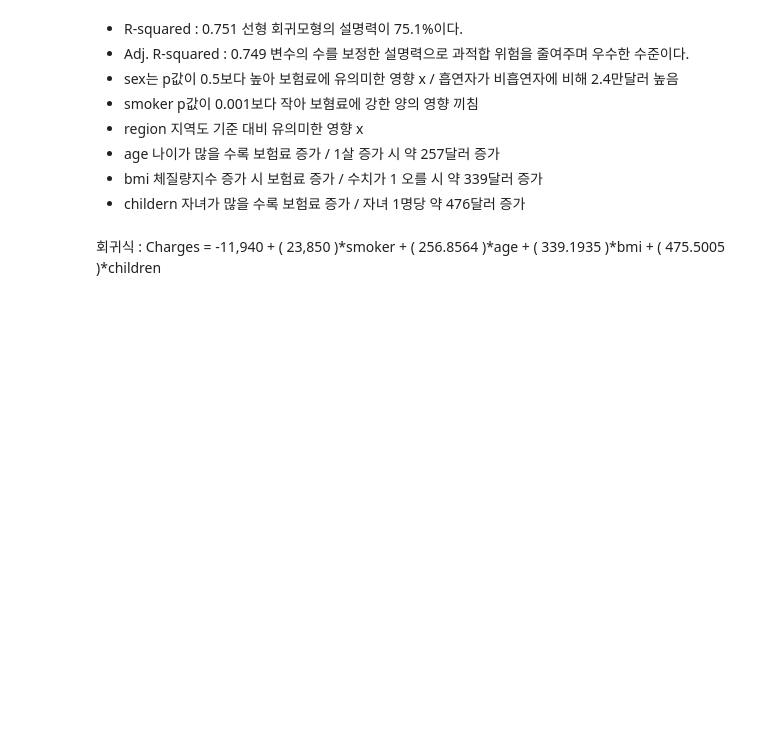
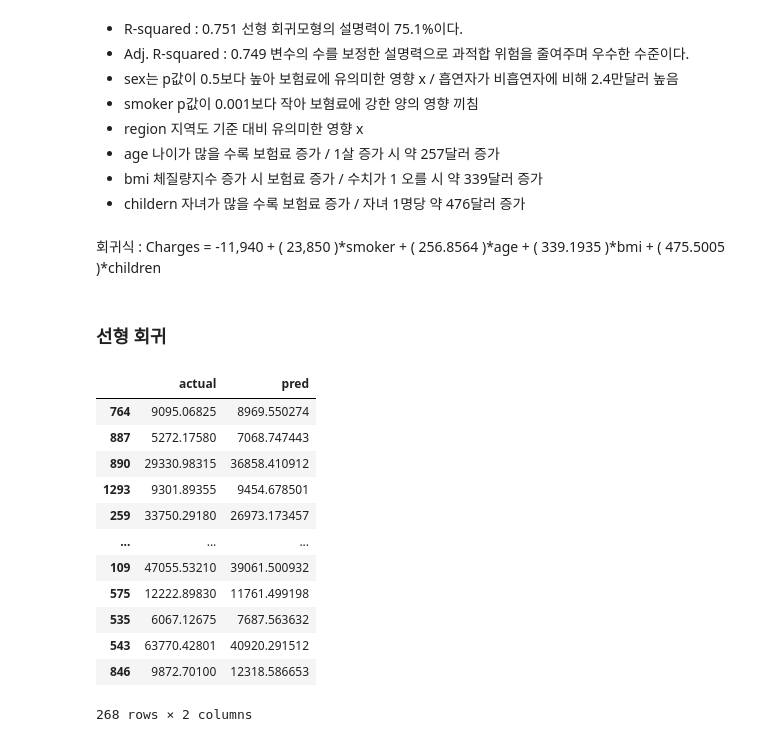
Before and after one commit to eungjimukji/py_education, a Jupyter notebook: 의료보험데이터.ipynb, the cells around one changed output. Cells and saved outputs as stored; diff of their text form; code cells hidden in the pictures; blank space fills up the shorter version.

```diff
--- a/의료보험데이터.ipynb
+++ b/의료보험데이터.ipynb
@@ -96,3 +96,5 @@ Notes:
 - childern 자녀가 많을 수록 보험료 증가     / 자녀 1명당 약 476달러 증가
 # %% [markdown]
 회귀식 : Charges = -11,940 + ( 23,850 )*smoker + ( 256.8564 )*age + ( 339.1935 )*bmi + ( 475.5005 )*children
+# %% [markdown]
+### 선형 회귀
@@ -98,0 +117,17 @@ Notes:
+# %%
+comparison = pd.DataFrame({'actual' : y_test, 'pred':pred})
+comparison
+# %% [output]
+|  | actual | pred |
+| 764 | 9095.06825 | 8969.550274 |
+| 887 | 5272.17580 | 7068.747443 |
+| 890 | 29330.98315 | 36858.410912 |
+| 1293 | 9301.89355 | 9454.678501 |
+| 259 | 33750.29180 | 26973.173457 |
+| ... | ... | ... |
+| 109 | 47055.53210 | 39061.500932 |
+| 575 | 12222.89830 | 11761.499198 |
+| 535 | 6067.12675 | 7687.563632 |
+| 543 | 63770.42801 | 40920.291512 |
+| 846 | 9872.70100 | 12318.586653 |
+268 rows × 2 columns
```
Also changed, not shown: parts of 9 cells of this notebook.
